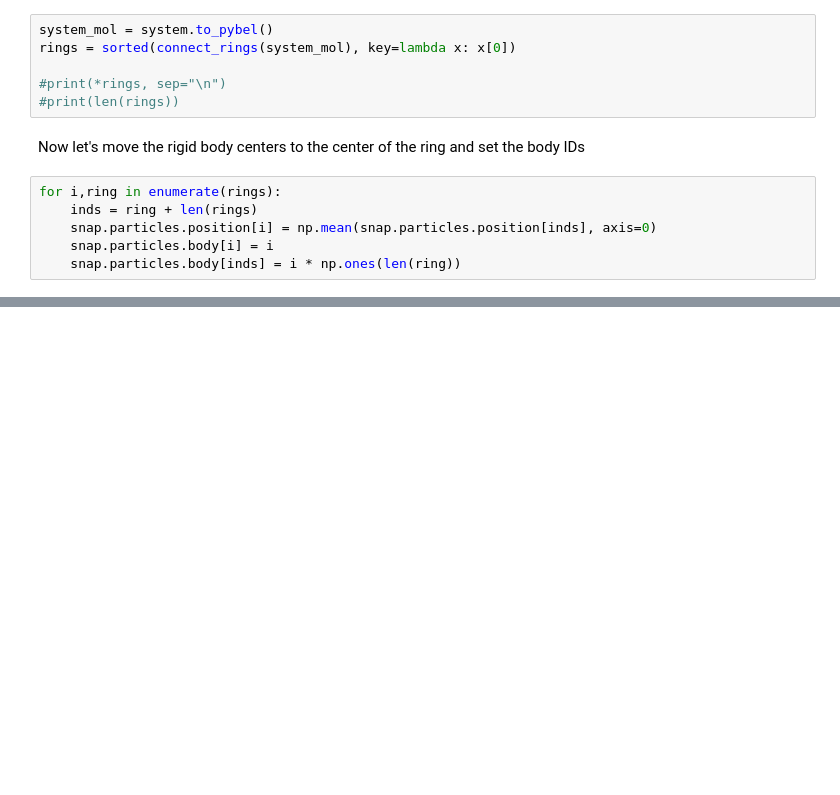
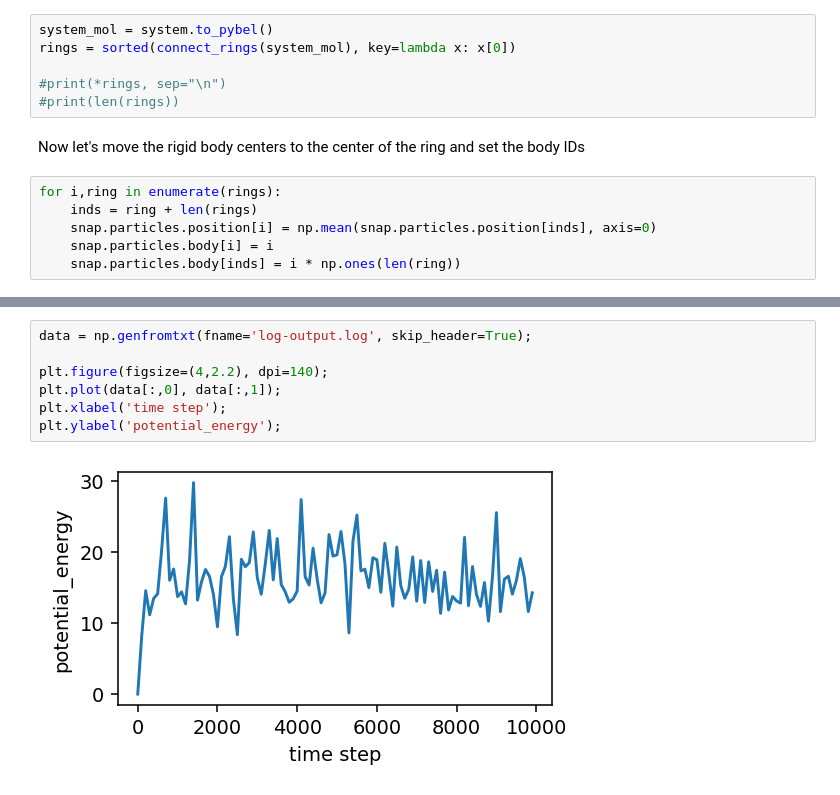
Before and after one commit to cmelab/planckton, a Jupyter notebook: rigid_bodies.ipynb, the cells around one changed output, grey strips where cells are left out. Saved outputs shown, nothing was run; the diff lists cells and outputs as text; blank space fills up the shorter version.

```diff
--- a/rigid_bodies.ipynb
+++ b/rigid_bodies.ipynb
@@ -173,0 +225,9 @@ set_param(type_name, types, positions, orientations=None, charges=None, diameter
+# %%
+data = np.genfromtxt(fname='log-output.log', skip_header=True);
+
+plt.figure(figsize=(4,2.2), dpi=140);
+plt.plot(data[:,0], data[:,1]);
+plt.xlabel('time step');
+plt.ylabel('potential_energy');
+# %% [output]
+[figure, added]
```
Also changed, not shown: parts of 17 cells of this notebook, 1 other file.
